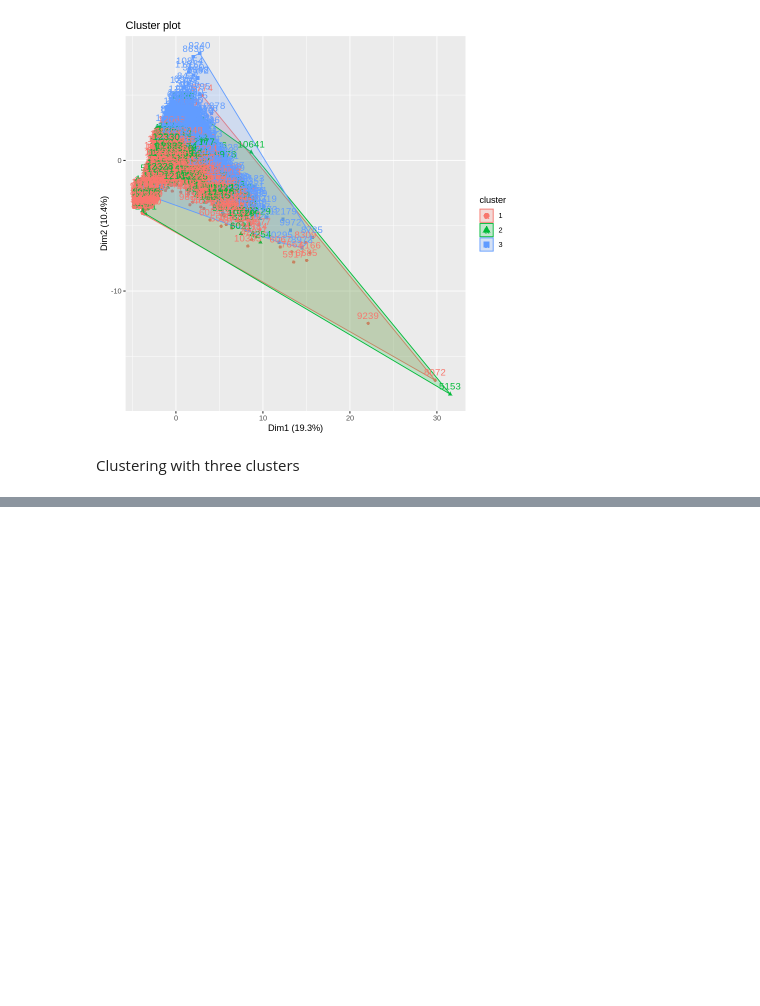
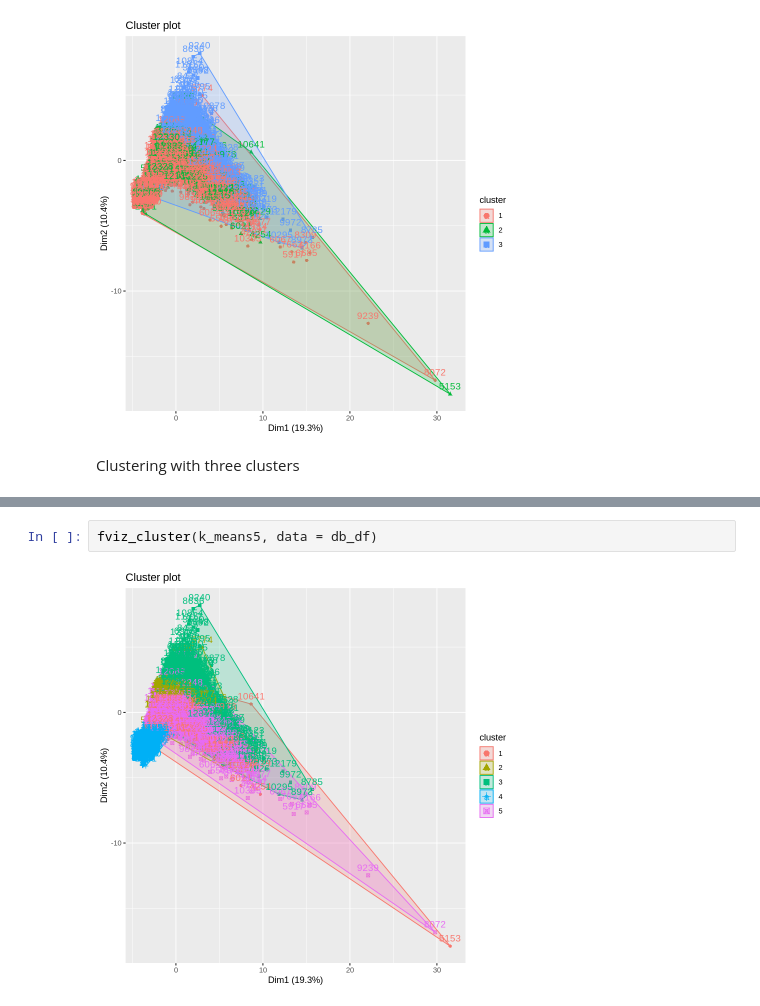
Before and after one commit to UnplugCharger/Week-13, a Jupyter notebook: Week_13_Unsupervised_Learning.ipynb, the cells around one changed output, grey strips where cells are left out. Saved outputs shown, nothing was run; the diff lists cells and outputs as text; blank space fills up the shorter version.

```diff
--- a/Week_13_Unsupervised_Learning.ipynb
+++ b/Week_13_Unsupervised_Learning.ipynb
@@ -645,0 +654,4 @@ Clustering with three clusters
+# %%
+fviz_cluster(k_means5, data = db_df)
+# %% [output]
+[figure, added]
```
Also changed, not shown: parts of 7 cells of this notebook.
